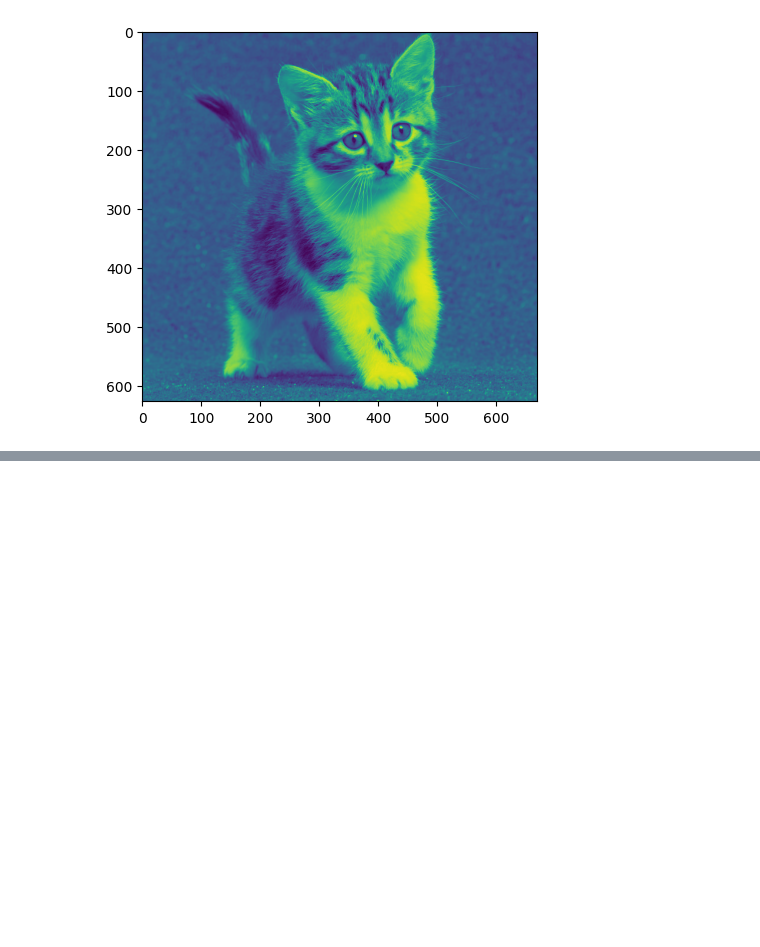
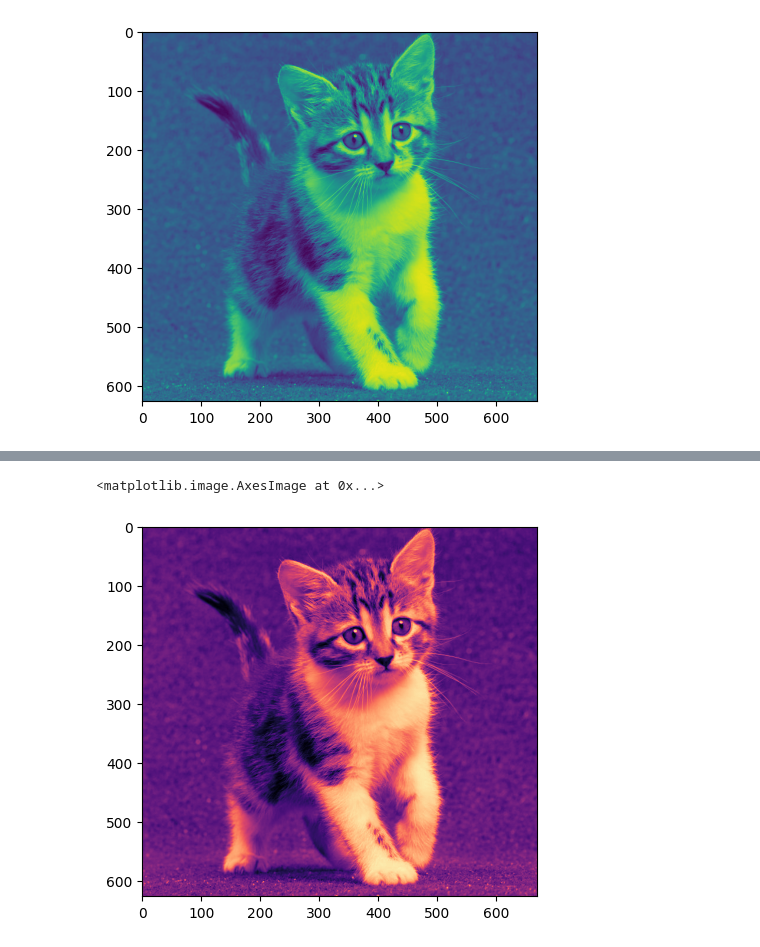
Before and after one commit to rizkyyfaauzi21/PCVK_Ganjil_2024, a Jupyter notebook: Week2.ipynb, the cells around one changed output, grey strips where cells are left out. Drawn from its saved outputs; the diff is of its cells as text; code cells hidden in the pictures; blank space fills up the shorter version.

```diff
--- a/Week2.ipynb
+++ b/Week2.ipynb
@@ -35,0 +41,5 @@ plt.imshow(img_gray)
+# %%
+plt.imshow(img_gray, cmap='magma')
+# %% [output]
+<matplotlib.image.AxesImage at 0x...>
+[figure, added]
```
Also changed, not shown: parts of 15 cells of this notebook.
